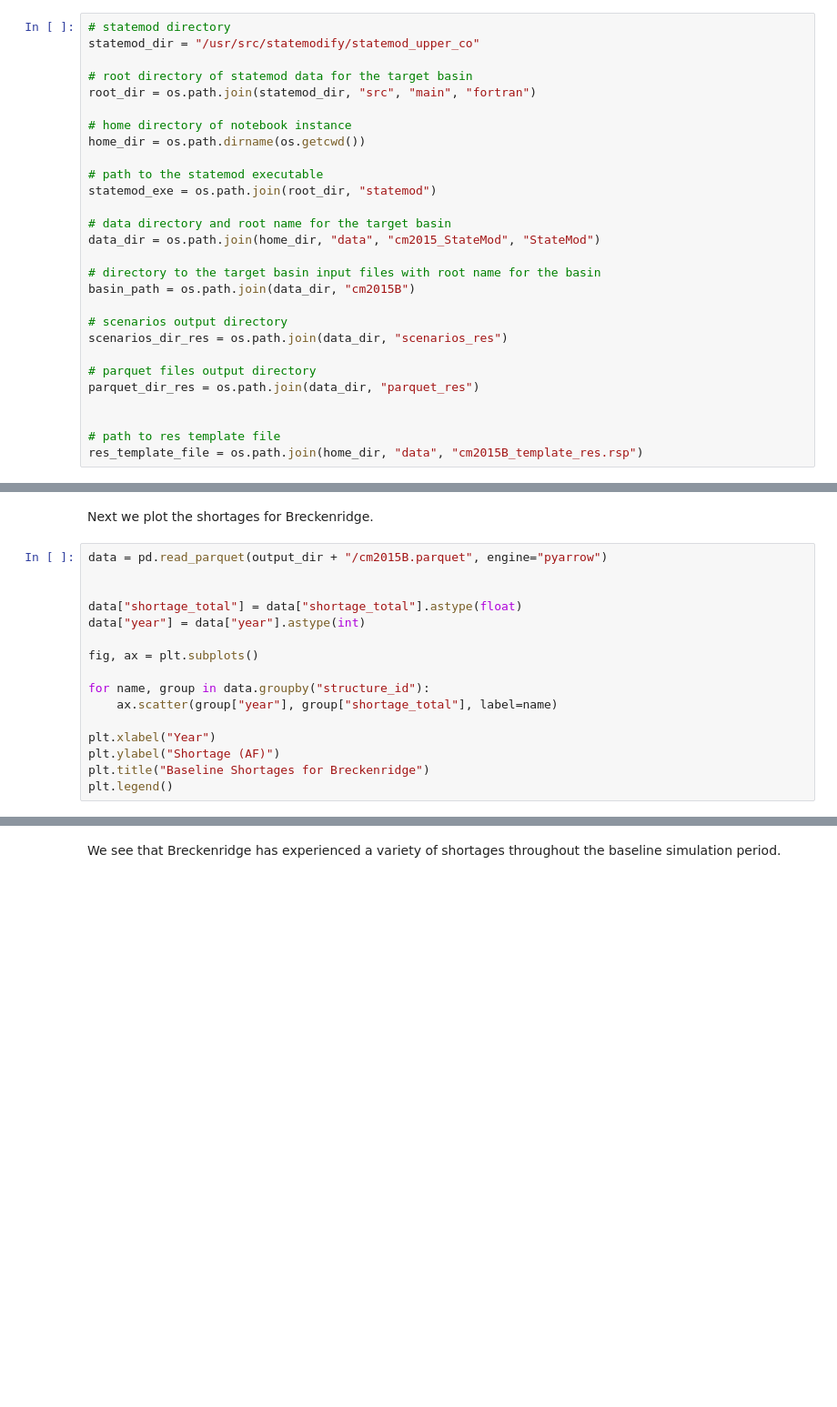
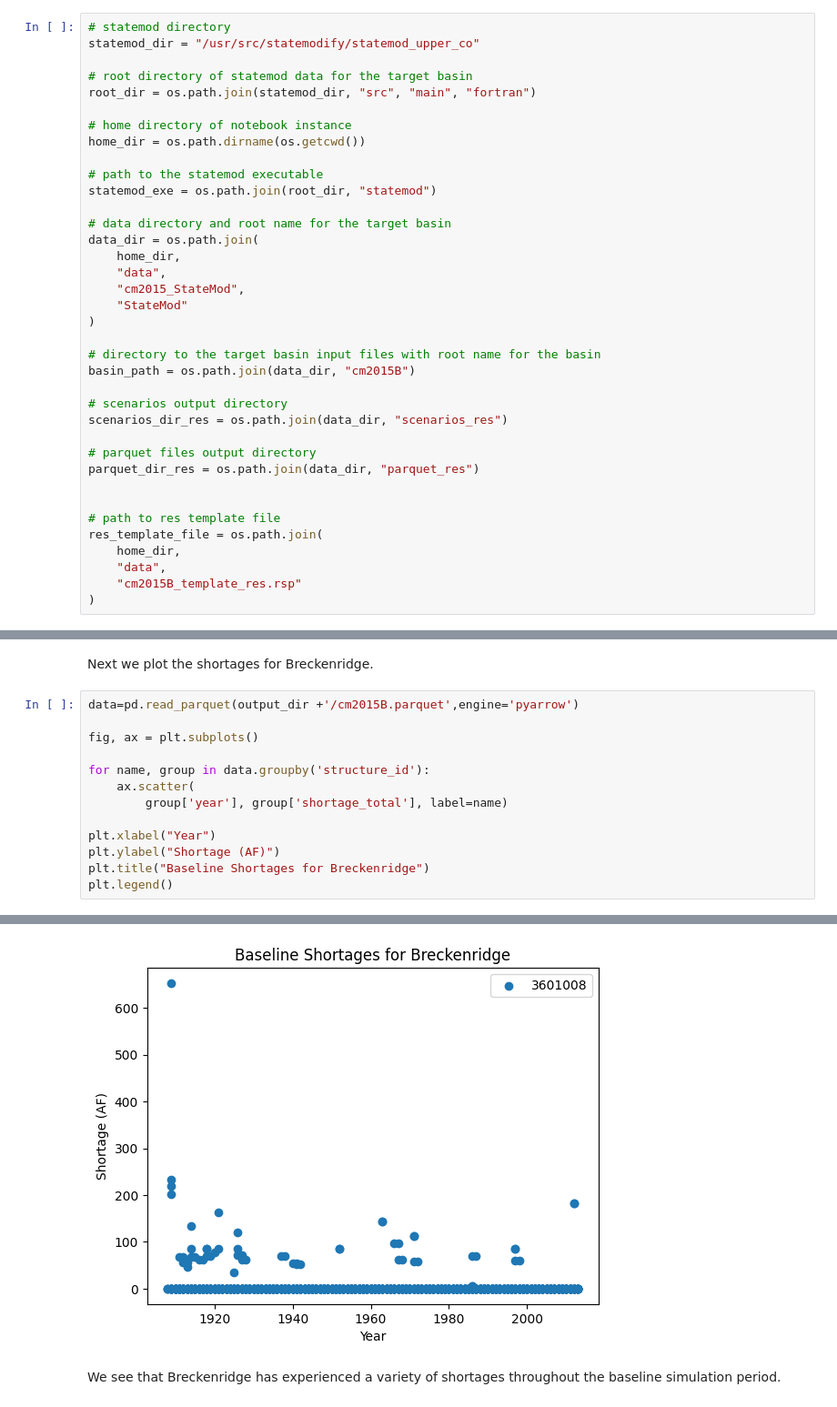
Before and after one commit to IMMM-SFA/statemodify, a Jupyter notebook: notebooks/N3_Reservoir_File_Modification.ipynb, the cells around one changed output, grey strips where cells are left out. Shown: that part at 91% size. Cells and saved outputs as stored; diff of their text form; blank space fills up the shorter version.

```diff
--- a/notebooks/N3_Reservoir_File_Modification.ipynb
+++ b/notebooks/N3_Reservoir_File_Modification.ipynb
@@ -39,7 +38,12 @@ home_dir = os.path.dirname(os.getcwd())
 statemod_exe = os.path.join(root_dir, "statemod")
 
 # data directory and root name for the target basin
-data_dir = os.path.join(home_dir, "data", "cm2015_StateMod", "StateMod")
+data_dir = os.path.join(
+    home_dir,
+    "data",
+    "cm2015_StateMod",
+    "StateMod"
+)
 
 # directory to the target basin input files with root name for the basin
 basin_path = os.path.join(data_dir, "cm2015B")
@@ -52,7 +56,11 @@ parquet_dir_res = os.path.join(data_dir, "parquet_res")
 
 
 # path to res template file
-res_template_file = os.path.join(home_dir, "data", "cm2015B_template_res.rsp")
+res_template_file = os.path.join(
+    home_dir,
+    "data",
+    "cm2015B_template_res.rsp"
+)
 # %% [markdown]
 <div class="alert alert-block alert-info">
 
@@ -93,18 +121,16 @@ stm.xdd.convert_xdd(
 # %% [markdown]
 Next we plot the shortages for Breckenridge.
 # %%
-data = pd.read_parquet(output_dir + "/cm2015B.parquet", engine="pyarrow")
-
-
-data["shortage_total"] = data["shortage_total"].astype(float)
-data["year"] = data["year"].astype(int)
+data=pd.read_parquet(output_dir +'/cm2015B.parquet',engine='pyarrow')
 
 fig, ax = plt.subplots()
 
-for name, group in data.groupby("structure_id"):
-    ax.scatter(group["year"], group["shortage_total"], label=name)
+for name, group in data.groupby('structure_id'):
+    ax.scatter(
+        group['year'], group['shortage_total'], label=name)
 
 plt.xlabel("Year")
 plt.ylabel("Shortage (AF)")
 plt.title("Baseline Shortages for Breckenridge")
 plt.legend()
+# %% [output]
@@ -111,3 +138,4 @@ plt.legend()
+[figure, added]
 # %% [markdown]
 We see that Breckenridge has experienced a variety of shortages throughout the baseline simulation period.
 # %% [markdown]
```
Also changed, not shown: parts of 10 cells of this notebook, 4 other files.
